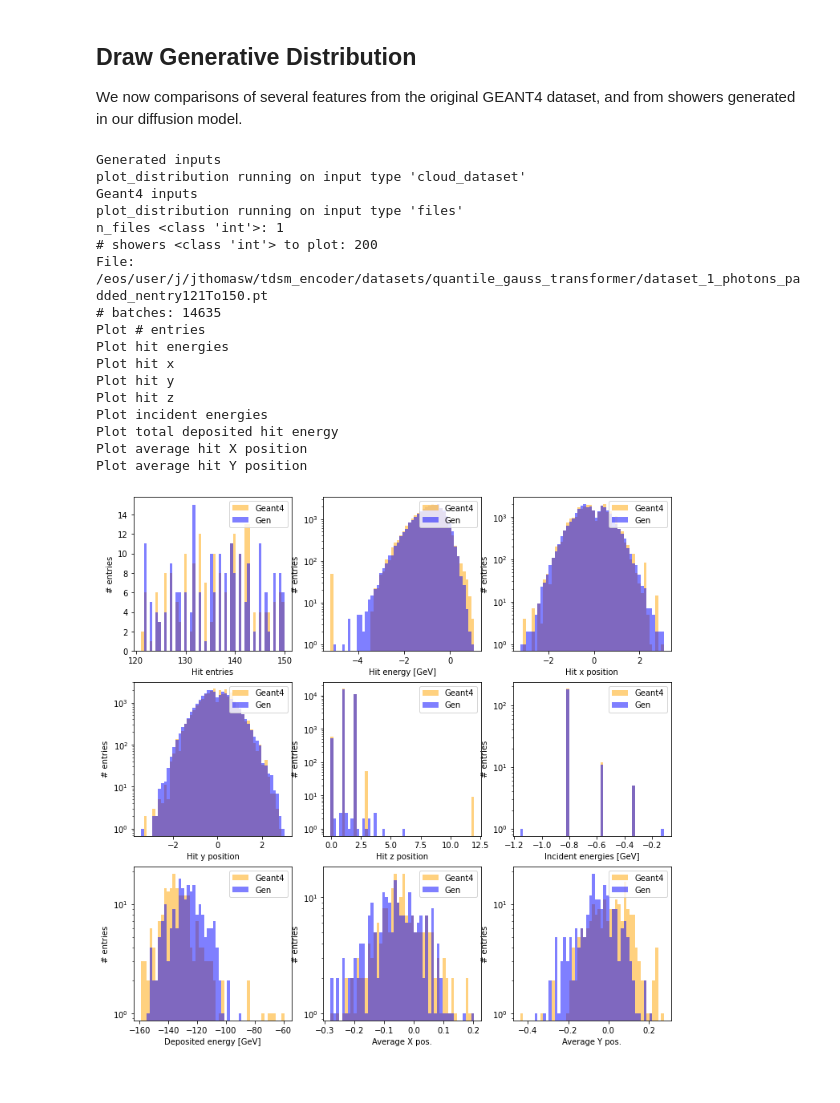
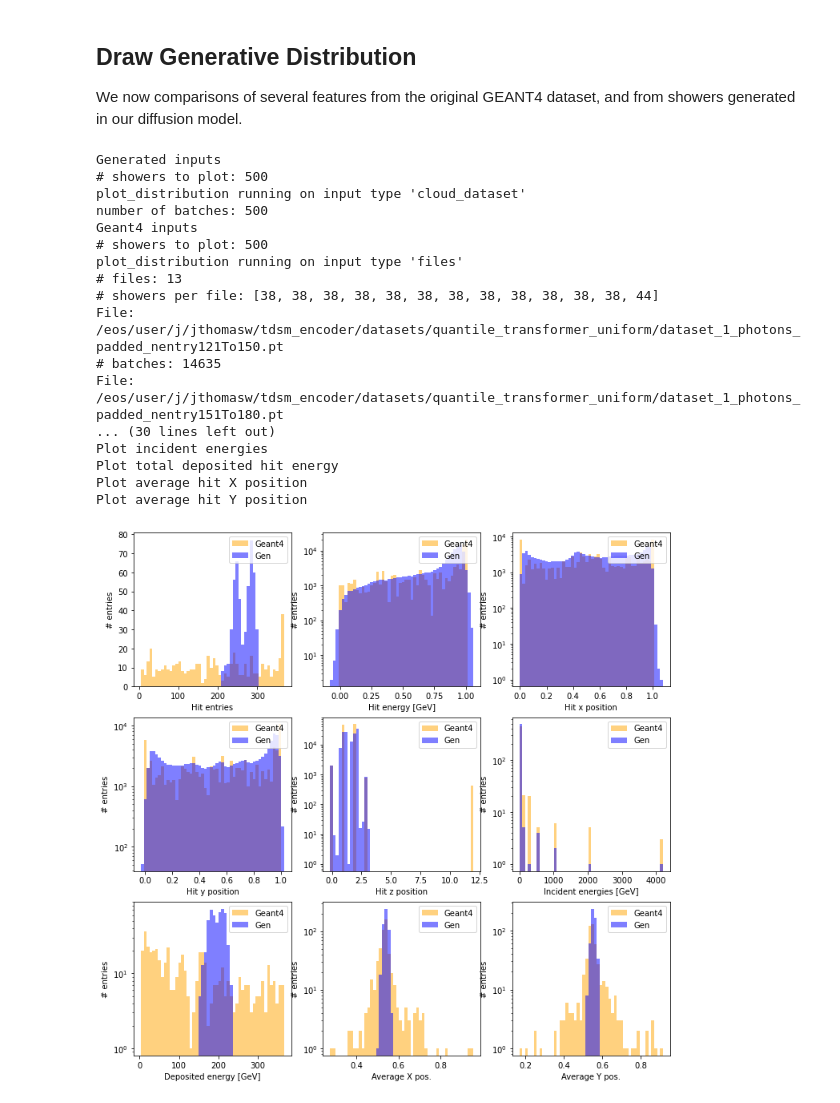
Before and after one commit to vincentchen566/tdsm_encoder, a Jupyter notebook: tdsm_encoder.ipynb, the cells around one changed output. Saved outputs shown, nothing was run; the diff lists cells and outputs as text; code cells hidden in the pictures.

```diff
--- a/tdsm_encoder.ipynb
+++ b/tdsm_encoder.ipynb
@@ -26,7 +26,7 @@ device = 'cuda' if torch.cuda.is_available() else 'cpu'
 padding_value = -20
 
 dataset = "dataset_1_photons_padded_nentry"
-dataset_store_path = "/eos/user/j/jthomasw/tdsm_encoder/datasets/quantile_gauss_transformer/"
+dataset_store_path = "/eos/user/j/jthomasw/tdsm_encoder/datasets/quantile_transformer_uniform/"
 transform = None
 transform_y = None
 mask = True
@@ -39,8 +39,8 @@ batch_size = 64
 lr = 0.00001
 n_epochs = 100
 ### SDE PARAMETERS ###
-SDE = 'VE'
-sigma_max = 50.
+SDE = 'VP'
+sigma_max = 25.
 ### MODEL PARAMETERS ###
 n_feat_dim = 4
 embed_dim = 512
@@ -69,7 +69,7 @@ print('Working directory: ', workingdir)
 files_list_ = []
 for filename in os.listdir(dataset_store_path):
     #if fnmatch.fnmatch(filename, dataset + '12*.pt') or fnmatch.fnmatch(filename, dataset + '21*.pt') or fnmatch.fnmatch(filename, dataset + '30*.pt'):
-    if fnmatch.fnmatch(filename, dataset + '21*.pt'):
+    if fnmatch.fnmatch(filename, dataset + '2*.pt'):
         files_list_.append(os.path.join(dataset_store_path, filename))
 print(files_list_)
 
@@ -773,17 +904,16 @@ import utils, sys
 #sys.path.insert(1, '../')
 import util.display
 
-n_showers_2_gen =  200
+# Ensure plots contain the same number of showers for Geant4 and the generated sample
+n_showers_2_gen =  500
 
 # Distributions object for generated files
 print(f'Generated inputs')
-output_directory = 'sampling_100samplersteps_20230726_1111_output'
+output_directory = 'sampling_100samplersteps_20230808_1008_output'
 plot_file_name = os.path.join(output_directory, 'sample.pt')
 custom_data = utils.cloud_dataset(plot_file_name,device=device)
-# when providing just cloud dataset, energy_trans_file needs to include full path
-#dists_gen = util.display.plot_distribution(custom_data, energy_trans_file='/eos/user/j/jthomasw/tdsm_encoder/datasets/power_transformer/transform_e.pkl', nshowers_2_plot=n_showers_2_gen)
+# When providing just cloud dataset, energy_trans_file needs to include full path
 dists_gen = util.display.plot_distribution(custom_data, nshowers_2_plot=n_showers_2_gen)
-
 
 entries_gen = dists_gen[0]
 all_incident_e_gen = dists_gen[1]
@@ -798,7 +928,6 @@ average_y_shower_gen = dists_gen[9]
 
 print(f'Geant4 inputs')
 # Distributions object for Geant4 files
-#dists = util.display.plot_distribution(files_list_, energy_trans_file='transform_e.pkl', nshowers_2_plot=n_showers_2_gen)
 dists = util.display.plot_distribution(files_list_, nshowers_2_plot=n_showers_2_gen)
 
 entries = dists[0]
@@ -813,6 +942,8 @@ average_x_shower_geant = dists[8]
 average_y_shower_geant = dists[9]
 
 print('Plot # entries')
+print(f'entries: {len(entries)}')
+print(f'entries_gen: {len(entries_gen)}')
 bins=np.histogram(np.hstack((entries,entries_gen)), bins=50)[1]
 fig, ax = plt.subplots(3,3, figsize=(12,12))
 ax[0][0].set_ylabel('# entries')
@@ -875,46 +1006,44 @@ ax[2][0].hist(total_deposited_e_shower_gen, bins, alpha=0.5, color='blue', label
 ax[2][0].set_yscale('log')
 ax[2][0].legend(loc='upper right')
 
-
 print('Plot average hit X position')
 bins=np.histogram(np.hstack((average_x_shower_geant,average_x_shower_gen)), bins=50)[1]
 ax[2][1].set_ylabel('# entries')
 ax[2][1].set_xlabel('Average X pos.')
 ax[2][1].hist(average_x_shower_geant, bins, alpha=0.5, color='orange', label='Geant4')
 ax[2][1].hist(average_x_shower_gen, bins, alpha=0.5, color='blue', label='Gen')
 ax[2][1].set_yscale('log')
 ax[2][1].legend(loc='upper right')
-
 
 print('Plot average hit Y position')
 bins=np.histogram(np.hstack((average_y_shower_geant,average_y_shower_gen)), bins=50)[1]
 ax[2][2].set_ylabel('# entries')
 ax[2][2].set_xlabel('Average Y pos.')
 ax[2][2].hist(average_y_shower_geant, bins, alpha=0.5, color='orange', label='Geant4')
 ax[2][2].hist(average_y_shower_gen, bins, alpha=0.5, color='blue', label='Gen')
 ax[2][2].set_yscale('log')
 ax[2][2].legend(loc='upper right')
 
 fig.show()
 
 fig_name = os.path.join(output_directory, 'Geant_Gen_comparison.png')
 fig.savefig(fig_name)
 # %% [output]
 Generated inputs
+# showers to plot: 500
 plot_distribution running on input type 'cloud_dataset'
+number of batches: 500
 Geant4 inputs
+# showers to plot: 500
 plot_distribution running on input type 'files'
-n_files <class 'int'>: 1
-# showers <class 'int'> to plot: 200
-File: /eos/user/j/jthomasw/tdsm_encoder/datasets/quantile_gauss_transformer/dataset_1_photons_padded_nentry121To150.pt
+# files: 13
+# showers per file: [38, 38, 38, 38, 38, 38, 38, 38, 38, 38, 38, 38, 44]
+File: /eos/user/j/jthomasw/tdsm_encoder/datasets/quantile_transformer_uniform/dataset_1_photons_padded_nentry121To150.pt
 # batches: 14635
-Plot # entries
-Plot hit energies
-Plot hit x
-Plot hit y
-Plot hit z
+File: /eos/user/j/jthomasw/tdsm_encoder/datasets/quantile_transformer_uniform/dataset_1_photons_padded_nentry151To180.pt
+... (30 lines left out)
 Plot incident energies
 Plot total deposited hit energy
 Plot average hit X position
 Plot average hit Y position
-[figure, old version]
+[figure, new version]
```
Also changed, not shown: parts of 9 cells of this notebook, 4 other files.
